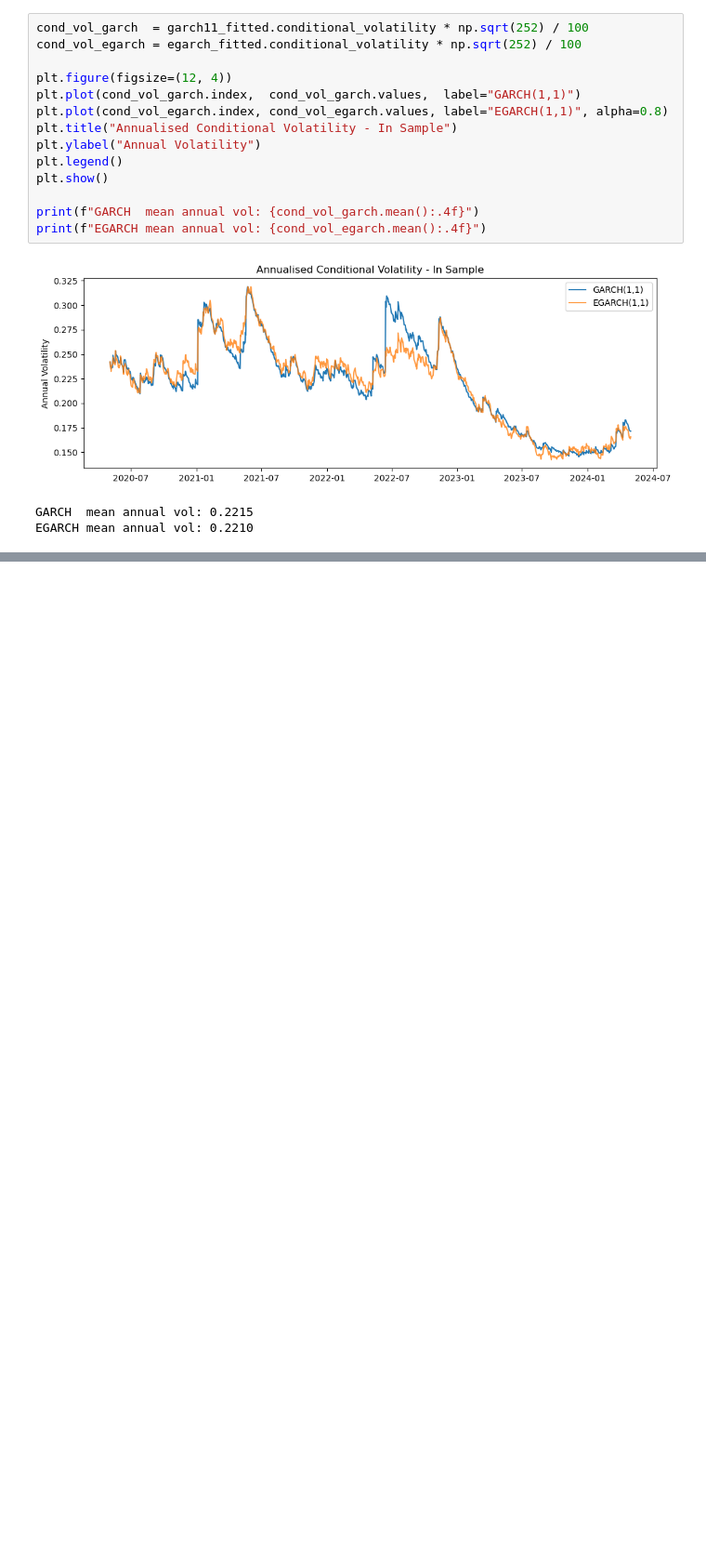
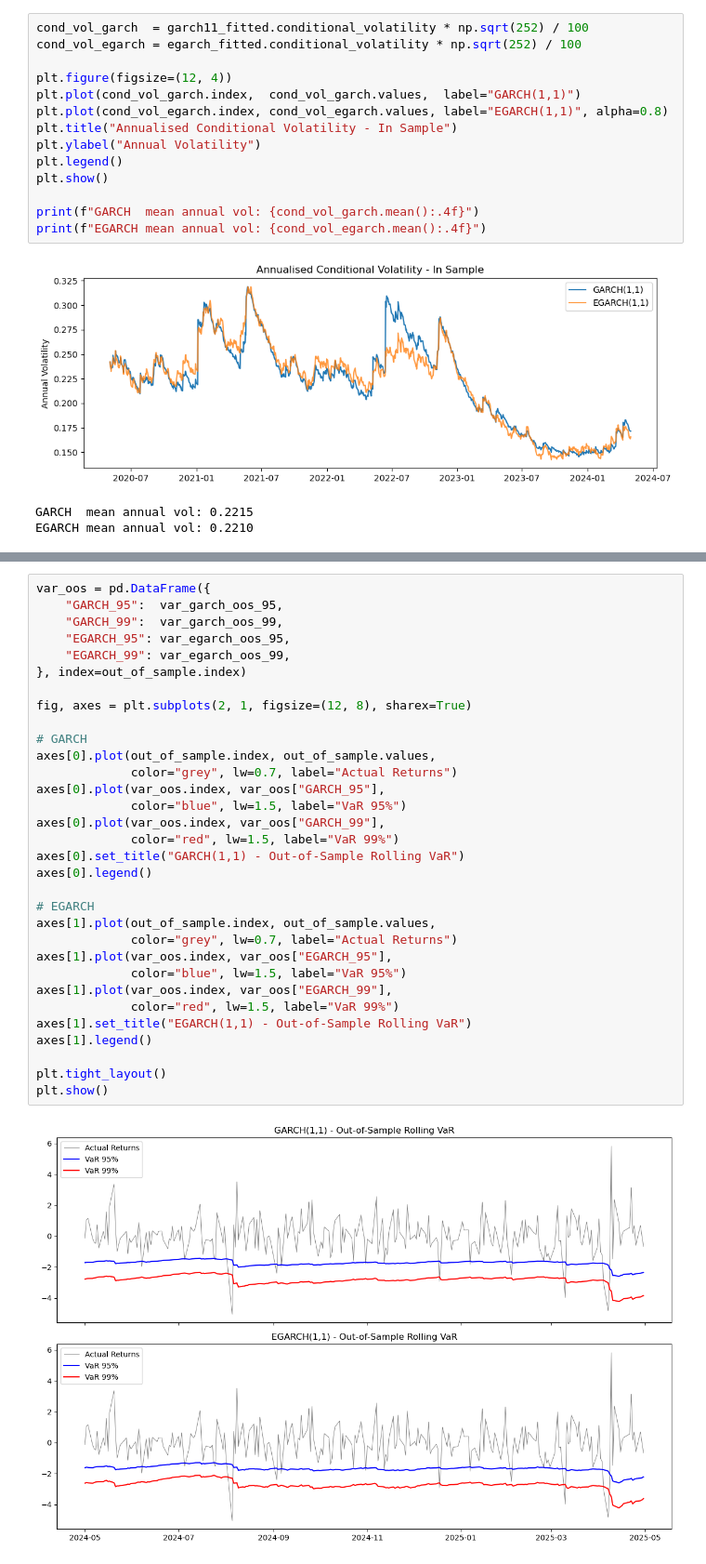
Before and after one commit to linhtrnchloe/time-series-analysis-project, a Jupyter notebook: Untitled.ipynb, the cells around one changed output, grey strips where cells are left out. Shown at 93% size. Cells and saved outputs as stored; diff of their text form; blank space fills up the shorter version.

```diff
--- a/Untitled.ipynb
+++ b/Untitled.ipynb
@@ -358,0 +820,34 @@ EGARCH mean annual vol: 0.2210
+# %%
+var_oos = pd.DataFrame({
+    "GARCH_95":  var_garch_oos_95,
+    "GARCH_99":  var_garch_oos_99,
+    "EGARCH_95": var_egarch_oos_95,
+    "EGARCH_99": var_egarch_oos_99,
+}, index=out_of_sample.index)
+
+fig, axes = plt.subplots(2, 1, figsize=(12, 8), sharex=True)
+
+# GARCH
+axes[0].plot(out_of_sample.index, out_of_sample.values,
+             color="grey", lw=0.7, label="Actual Returns")
+axes[0].plot(var_oos.index, var_oos["GARCH_95"],
+             color="blue", lw=1.5, label="VaR 95%")
+axes[0].plot(var_oos.index, var_oos["GARCH_99"],
+             color="red", lw=1.5, label="VaR 99%")
+axes[0].set_title("GARCH(1,1) - Out-of-Sample Rolling VaR")
+axes[0].legend()
+
+# EGARCH
+axes[1].plot(out_of_sample.index, out_of_sample.values,
+             color="grey", lw=0.7, label="Actual Returns")
+axes[1].plot(var_oos.index, var_oos["EGARCH_95"],
+             color="blue", lw=1.5, label="VaR 95%")
+axes[1].plot(var_oos.index, var_oos["EGARCH_99"],
+             color="red", lw=1.5, label="VaR 99%")
+axes[1].set_title("EGARCH(1,1) - Out-of-Sample Rolling VaR")
+axes[1].legend()
+
+plt.tight_layout()
+plt.show()
+# %% [output]
+[figure, added]
```
Also changed, not shown: parts of 34 cells of this notebook, 1 other file.
